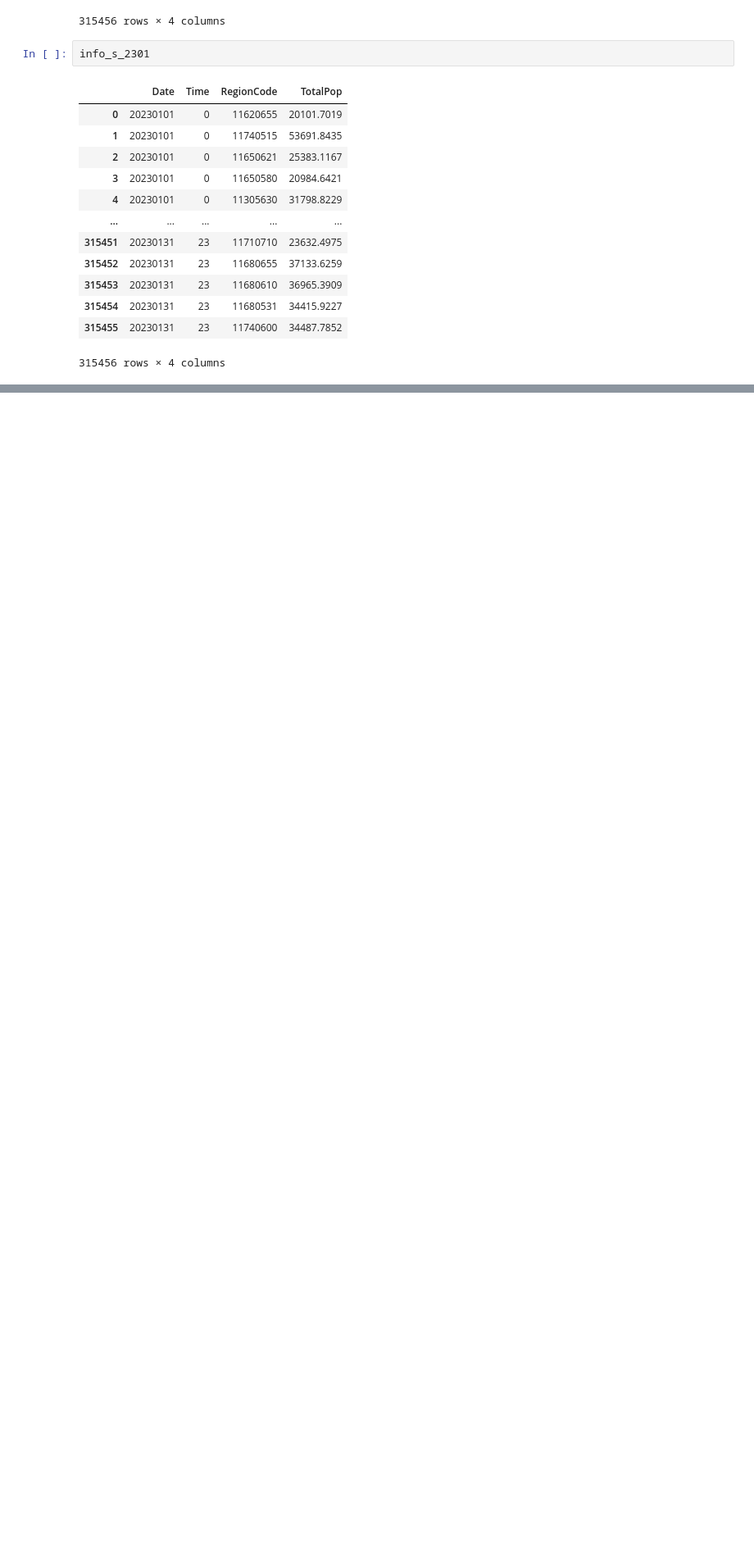
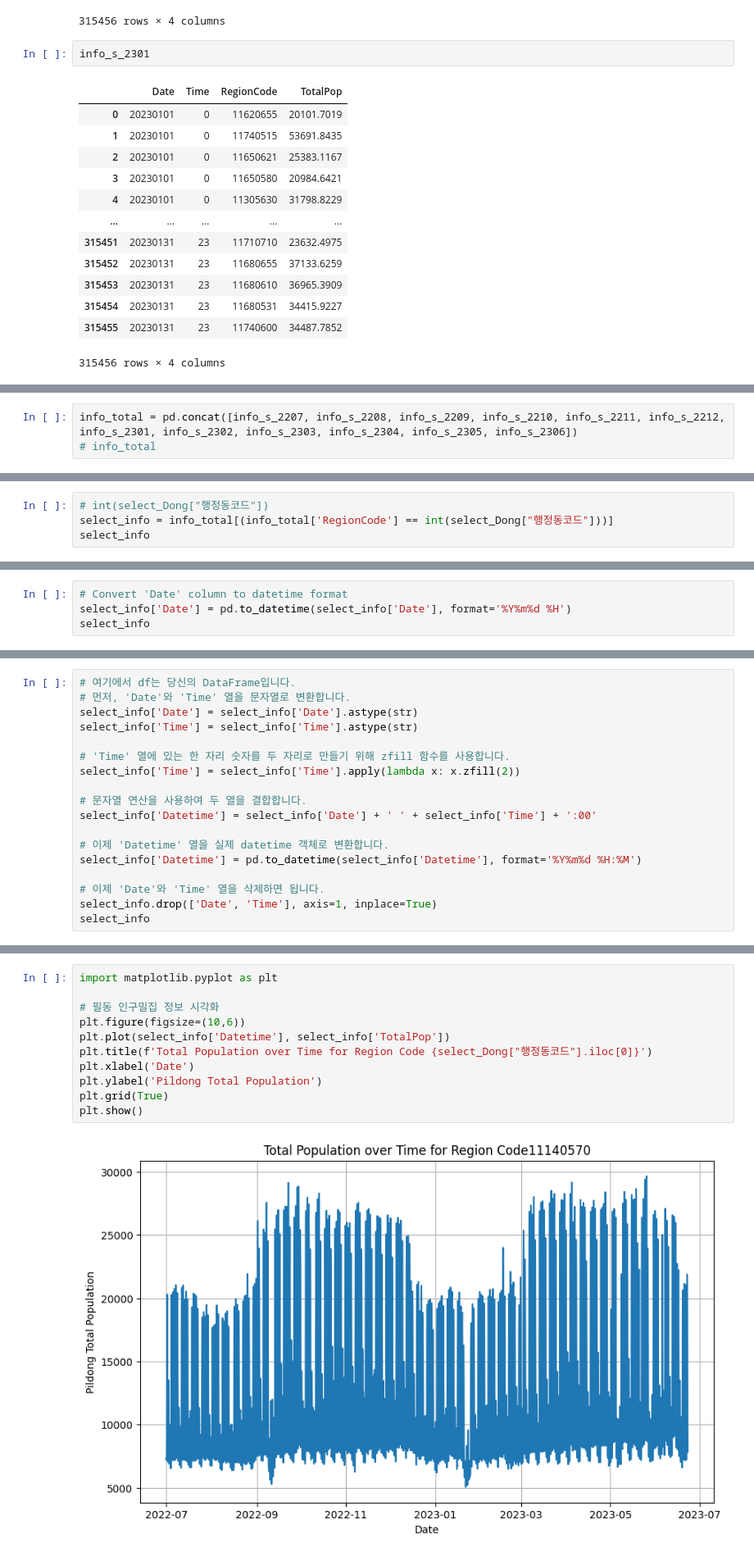
Before and after one commit to ICE-COMMA/Probono-AI, a Jupyter notebook: population.ipynb, the cells around one changed output, grey strips where cells are left out. Shown at 82% size. Saved outputs shown, nothing was run; the diff lists cells and outputs as text; blank space fills up the shorter version.

Commit message:
Feat: 인구밀집 데이터 시각화

```diff
--- a/population.ipynb
+++ b/population.ipynb
@@ -859,0 +916,3 @@ info_s_2301
+# %%
+info_total = pd.concat([info_s_2207, info_s_2208, info_s_2209, info_s_2210, info_s_2211, info_s_2212, info_s_2301, info_s_2302, info_s_2303, info_s_2304, info_s_2305, info_s_2306])
+# info_total
@@ -859,0 +933,4 @@ info_s_2301
+# %%
+# int(select_Dong["행정동코드"])
+select_info = info_total[(info_total['RegionCode'] == int(select_Dong["행정동코드"]))]
+select_info
@@ -859,0 +951,4 @@ info_s_2301
+# %%
+# Convert 'Date' column to datetime format
+select_info['Date'] = pd.to_datetime(select_info['Date'], format='%Y%m%d %H')
+select_info
@@ -859,0 +974,18 @@ info_s_2301
+# %%
+# 여기에서 df는 당신의 DataFrame입니다.
+# 먼저, 'Date'와 'Time' 열을 문자열로 변환합니다.
+select_info['Date'] = select_info['Date'].astype(str)
+select_info['Time'] = select_info['Time'].astype(str)
+
+# 'Time' 열에 있는 한 자리 숫자를 두 자리로 만들기 위해 zfill 함수를 사용합니다.
+select_info['Time'] = select_info['Time'].apply(lambda x: x.zfill(2))
+
+# 문자열 연산을 사용하여 두 열을 결합합니다.
+select_info['Datetime'] = select_info['Date'] + ' ' + select_info['Time'] + ':00'
+
+# 이제 'Datetime' 열을 실제 datetime 객체로 변환합니다.
+select_info['Datetime'] = pd.to_datetime(select_info['Datetime'], format='%Y%m%d %H:%M')
+
+# 이제 'Date'와 'Time' 열을 삭제하면 됩니다.
+select_info.drop(['Date', 'Time'], axis=1, inplace=True)
+select_info
@@ -859,0 +1023,13 @@ info_s_2301
+# %%
+import matplotlib.pyplot as plt
+
+# 필동 인구밀집 정보 시각화
+plt.figure(figsize=(10,6))
+plt.plot(select_info['Datetime'], select_info['TotalPop'])
+plt.title(f'Total Population over Time for Region Code {select_Dong["행정동코드"].iloc[0]}')
+plt.xlabel('Date')
+plt.ylabel('Pildong Total Population')
+plt.grid(True)
+plt.show()
+# %% [output]
+[figure, added]
```
Also changed, not shown: parts of 10 cells of this notebook.
